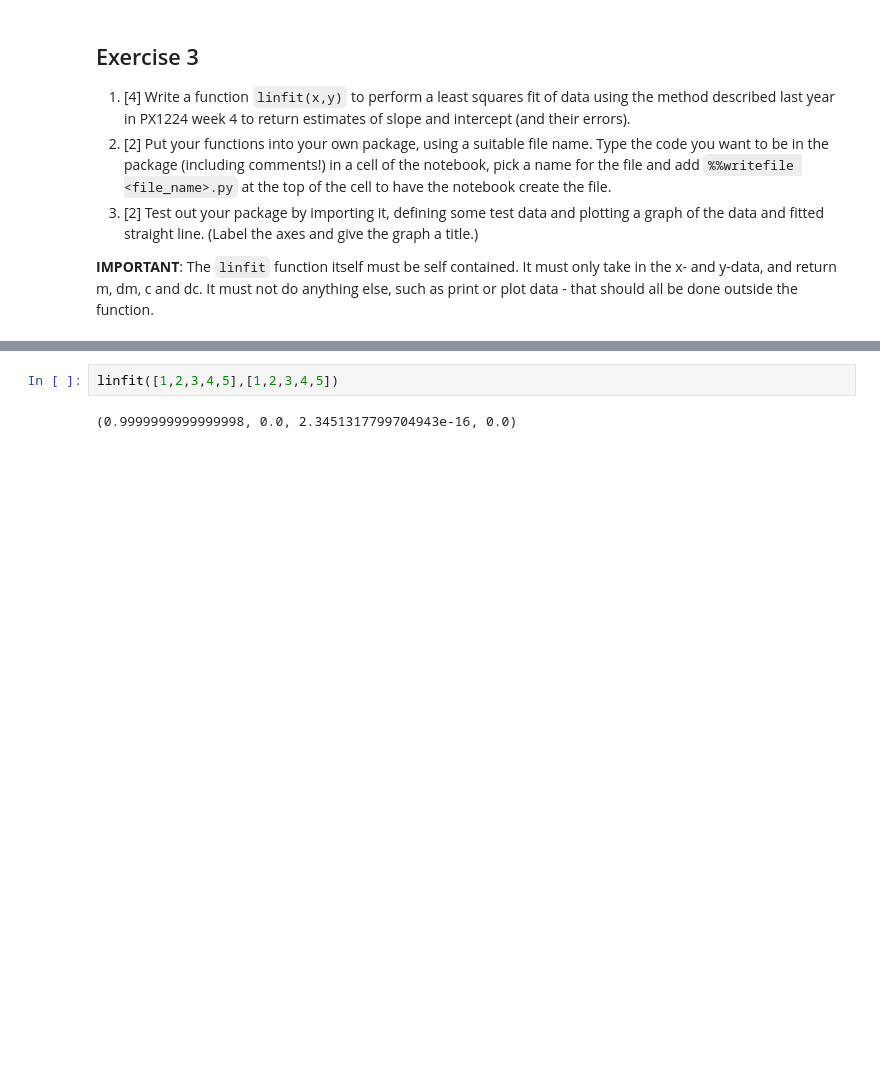
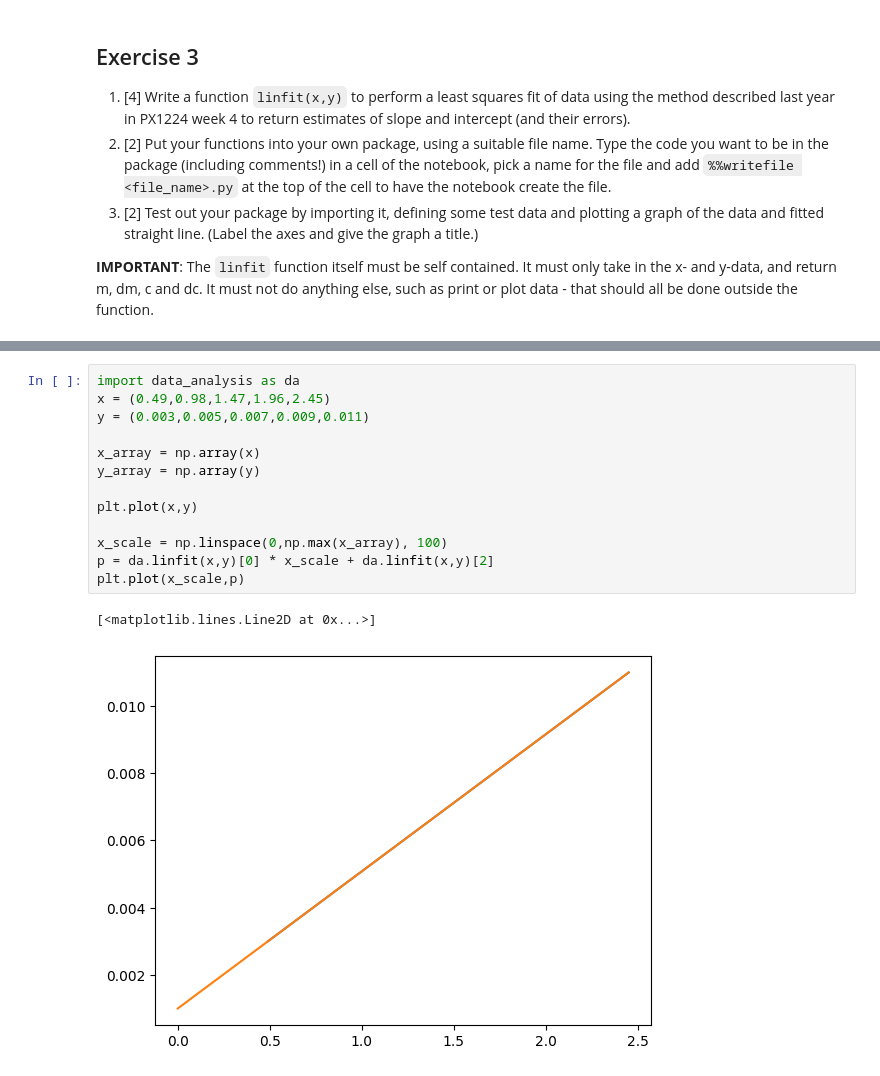
Before and after one commit to PX2145-2025/week-2-b-Morley-James, a Jupyter notebook: Functions.ipynb, the cells around one changed output, grey strips where cells are left out. Cells and saved outputs as stored; diff of their text form; blank space fills up the shorter version.

```diff
--- a/Functions.ipynb
+++ b/Functions.ipynb
@@ -435,4 +459,16 @@ Writing data_analysis.py
-# %%
-linfit([1,2,3,4,5],[1,2,3,4,5])
-# %% [output]
-(0.9999999999999998, 0.0, 2.3451317799704943e-16, 0.0)
+# %%
+import data_analysis as da
+x = (0.49,0.98,1.47,1.96,2.45)
+y = (0.003,0.005,0.007,0.009,0.011)
+
+x_array = np.array(x)
+y_array = np.array(y)
+
+plt.plot(x,y)
+
+x_scale = np.linspace(0,np.max(x_array), 100)
+p = da.linfit(x,y)[0] * x_scale + da.linfit(x,y)[2]
+plt.plot(x_scale,p)
+# %% [output]
+[<matplotlib.lines.Line2D at 0x...>]
+[figure, added]
```
Also changed, not shown: parts of 8 cells of this notebook.
